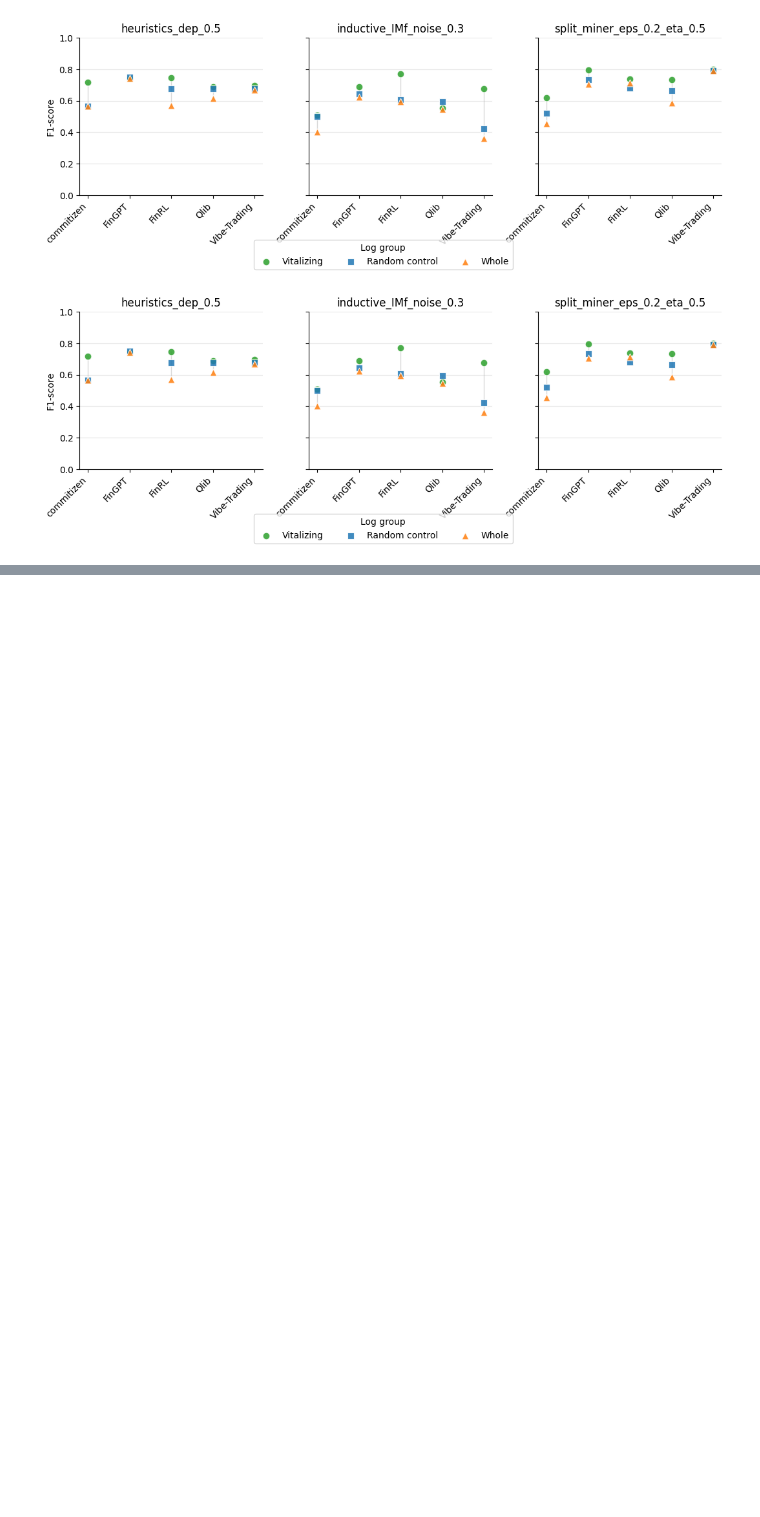
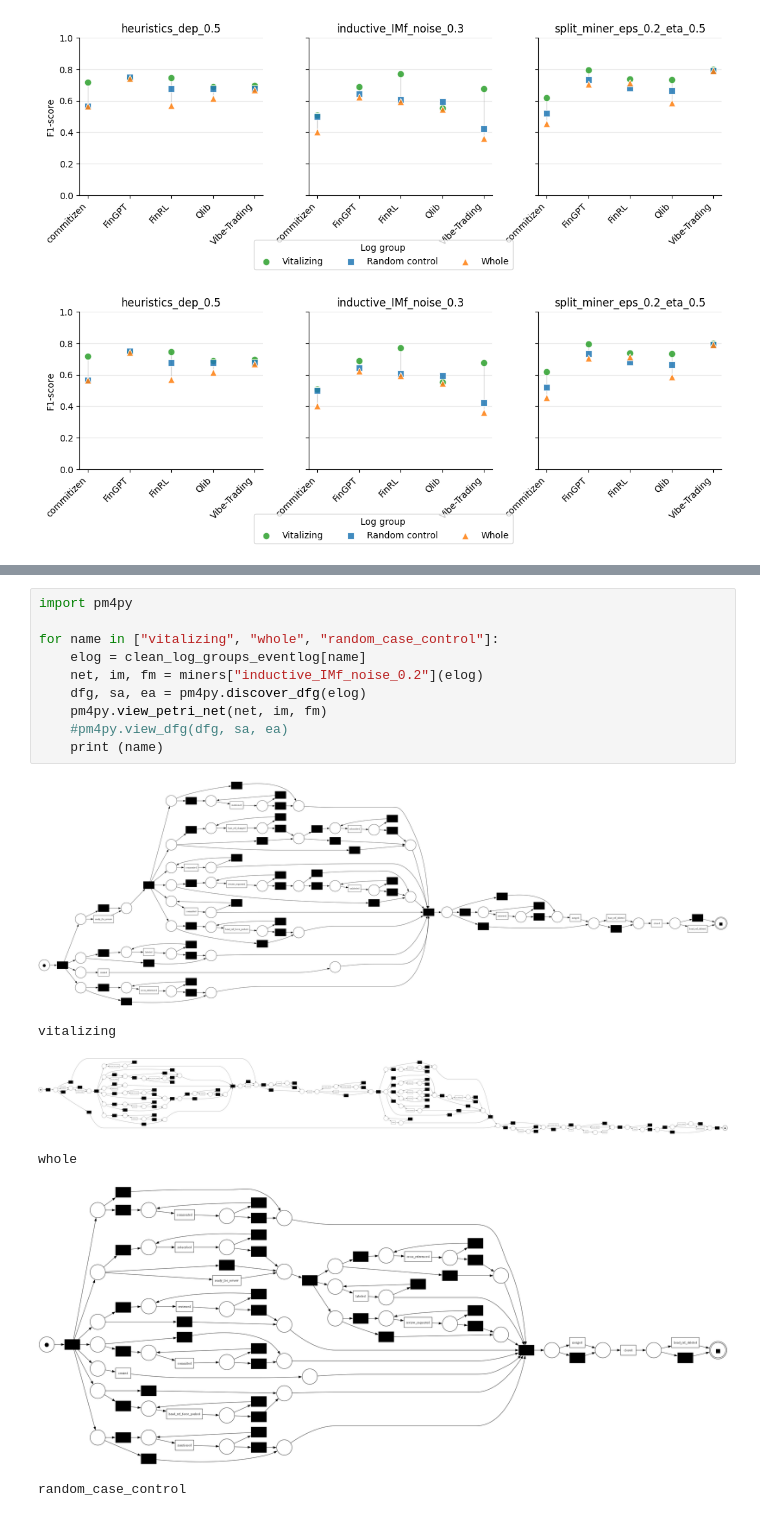
Before and after one commit to MahsaChoop/Lifecycle-Processes, a Jupyter notebook: main.ipynb, the cells around one changed output, grey strips where cells are left out. Saved outputs shown, nothing was run; the diff lists cells and outputs as text; blank space fills up the shorter version.

Commit message:
adding petri nets for discovered log

```diff
--- a/main.ipynb
+++ b/main.ipynb
@@ -409,0 +395,17 @@ Saved C:\Users\mahsa.choopannezhadm\OneDrive - University of Liechtenstein\Deskt
+# %%
+import pm4py
+
+for name in ["vitalizing", "whole", "random_case_control"]:
+    elog = clean_log_groups_eventlog[name]
+    net, im, fm = miners["inductive_IMf_noise_0.2"](elog)
+    dfg, sa, ea = pm4py.discover_dfg(elog)
+    pm4py.view_petri_net(net, im, fm)
+    #pm4py.view_dfg(dfg, sa, ea)
+    print (name)
+# %% [output]
+[figure, added]
+vitalizing
+[figure, added]
+whole
+[figure, added]
+random_case_control
```
Also changed, not shown: parts of 8 cells of this notebook, 17 other files.
